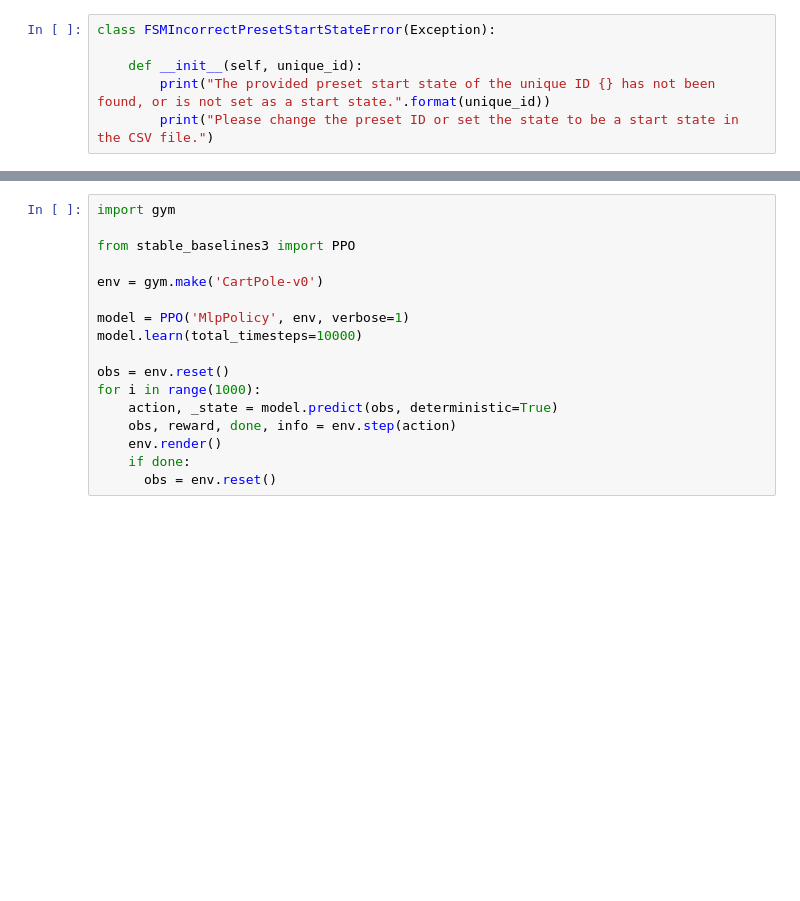
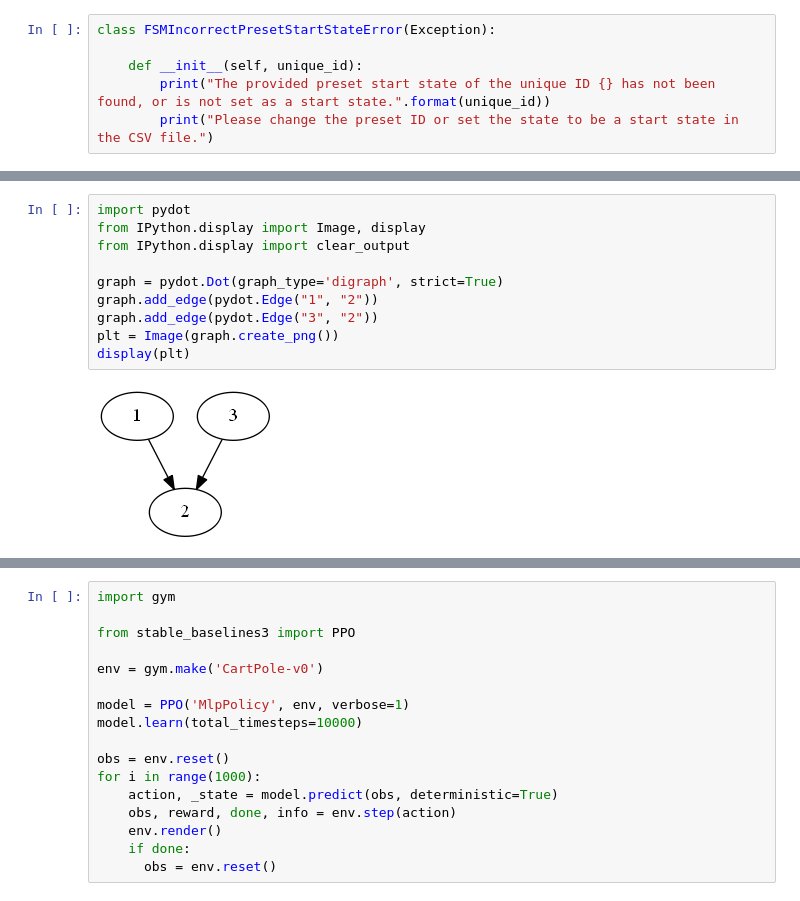
Before and after one commit to mlegas/FSM-reinforcement-learning, a Jupyter notebook: pelican.ipynb, the cells around one changed output, grey strips where cells are left out. Cells and saved outputs as stored; diff of their text form; blank space fills up the shorter version.

```diff
--- a/pelican.ipynb
+++ b/pelican.ipynb
@@ -420,3 +557,15 @@ Using cpu device
+# %%
+import pydot
+from IPython.display import Image, display
+from IPython.display import clear_output
+
+graph = pydot.Dot(graph_type='digraph', strict=True)
+graph.add_edge(pydot.Edge("1", "2"))
+graph.add_edge(pydot.Edge("3", "2"))
+plt = Image(graph.create_png())
+display(plt)
+# %% [output]
+[figure, added]
 # %%
 import pydot
 from IPython.display import Image, display
```
Also changed, not shown: parts of 15 cells of this notebook.
